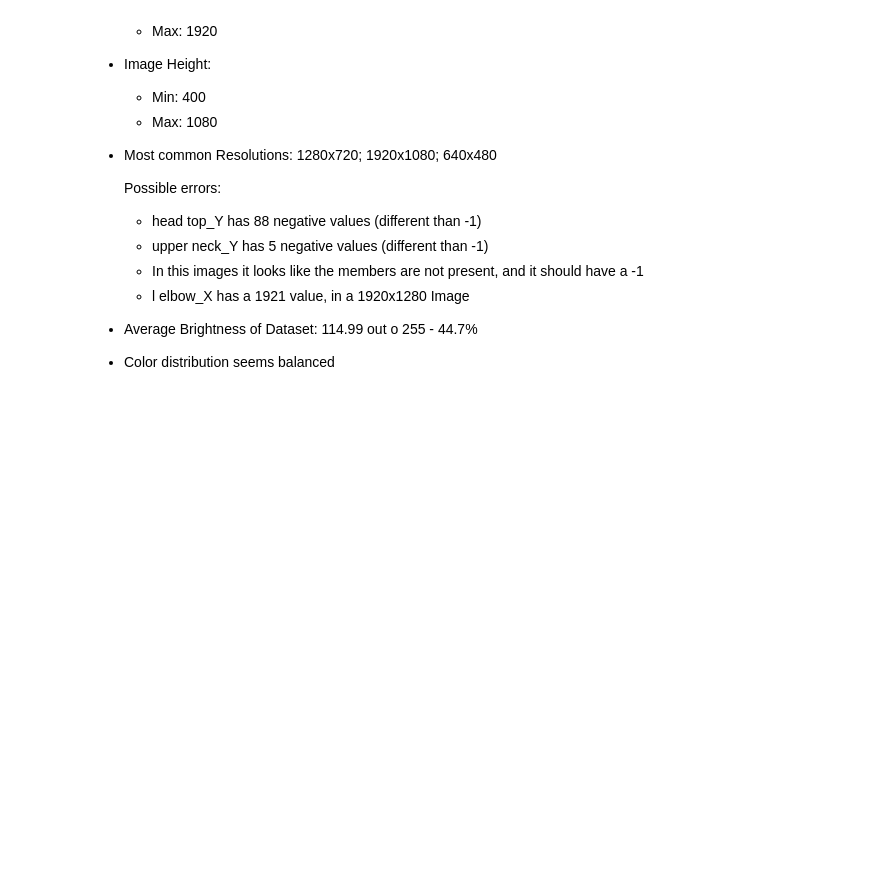
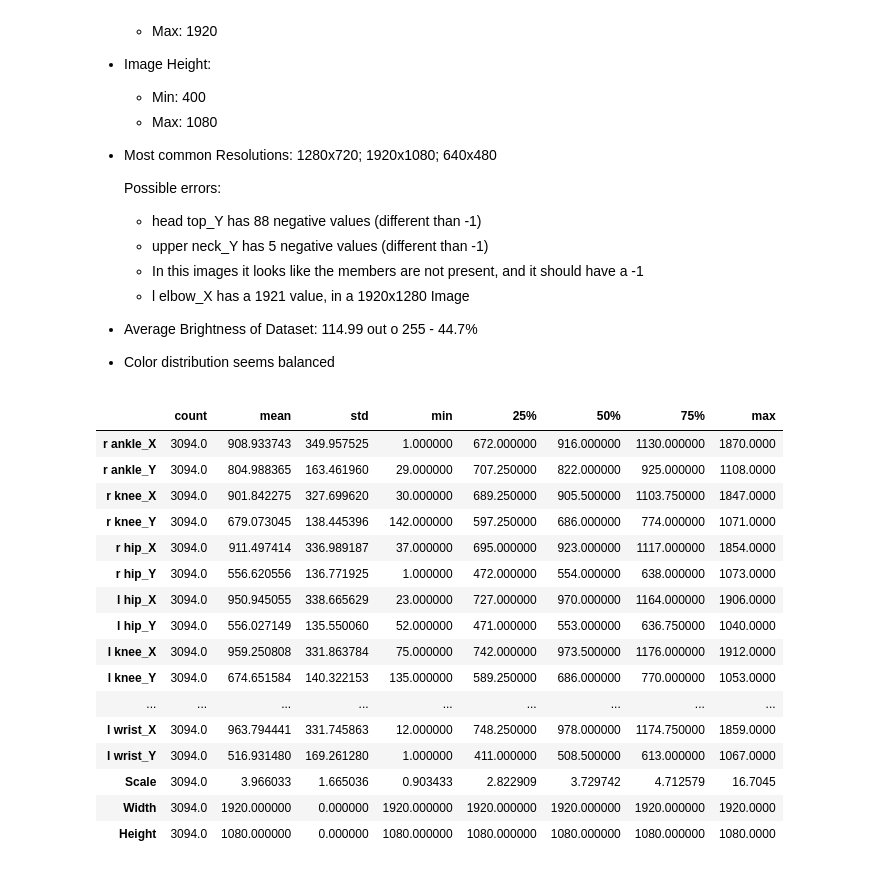
Before and after one commit to bernaprioste1704/LimbsID-Samsung-Final-Project, a Jupyter notebook: EDA/EDAmpii.ipynb, the cells around one changed output. Drawn from its saved outputs; the diff is of its cells as text; code cells hidden in the pictures; blank space fills up the shorter version.

```diff
--- a/EDA/EDAmpii.ipynb
+++ b/EDA/EDAmpii.ipynb
@@ -509,3 +509,25 @@ Retrieved Data:
 
  - Average Brightness of Dataset: 114.99 out o 255 - 44.7%
  - Color distribution seems balanced
+# %%
+subset = subset[(subset != -1).all(axis=1)]
+
+subset.describe().T
+# %% [output]
+|  | count | mean | std | min | 25% | 50% | 75% | max |
+| r ankle_X | 3094.0 | 908.933743 | 349.957525 | 1.000000 | 672.000000 | 916.000000 | 1130.000000 | 1870.0000 |
+| r ankle_Y | 3094.0 | 804.988365 | 163.461960 | 29.000000 | 707.250000 | 822.000000 | 925.000000 | 1108.0000 |
+| r knee_X | 3094.0 | 901.842275 | 327.699620 | 30.000000 | 689.250000 | 905.500000 | 1103.750000 | 1847.0000 |
+| r knee_Y | 3094.0 | 679.073045 | 138.445396 | 142.000000 | 597.250000 | 686.000000 | 774.000000 | 1071.0000 |
+| r hip_X | 3094.0 | 911.497414 | 336.989187 | 37.000000 | 695.000000 | 923.000000 | 1117.000000 | 1854.0000 |
+| r hip_Y | 3094.0 | 556.620556 | 136.771925 | 1.000000 | 472.000000 | 554.000000 | 638.000000 | 1073.0000 |
+| l hip_X | 3094.0 | 950.945055 | 338.665629 | 23.000000 | 727.000000 | 970.000000 | 1164.000000 | 1906.0000 |
+| l hip_Y | 3094.0 | 556.027149 | 135.550060 | 52.000000 | 471.000000 | 553.000000 | 636.750000 | 1040.0000 |
+| l knee_X | 3094.0 | 959.250808 | 331.863784 | 75.000000 | 742.000000 | 973.500000 | 1176.000000 | 1912.0000 |
+| l knee_Y | 3094.0 | 674.651584 | 140.322153 | 135.000000 | 589.250000 | 686.000000 | 770.000000 | 1053.0000 |
+| ... | ... | ... | ... | ... | ... | ... | ... | ... |
+| l wrist_X | 3094.0 | 963.794441 | 331.745863 | 12.000000 | 748.250000 | 978.000000 | 1174.750000 | 1859.0000 |
+| l wrist_Y | 3094.0 | 516.931480 | 169.261280 | 1.000000 | 411.000000 | 508.500000 | 613.000000 | 1067.0000 |
+| Scale | 3094.0 | 3.966033 | 1.665036 | 0.903433 | 2.822909 | 3.729742 | 4.712579 | 16.7045 |
+| Width | 3094.0 | 1920.000000 | 0.000000 | 1920.000000 | 1920.000000 | 1920.000000 | 1920.000000 | 1920.0000 |
+| Height | 3094.0 | 1080.000000 | 0.000000 | 1080.000000 | 1080.000000 | 1080.000000 | 1080.000000 | 1080.0000 |
```
Also changed, not shown: parts of 1 cell of this notebook.
